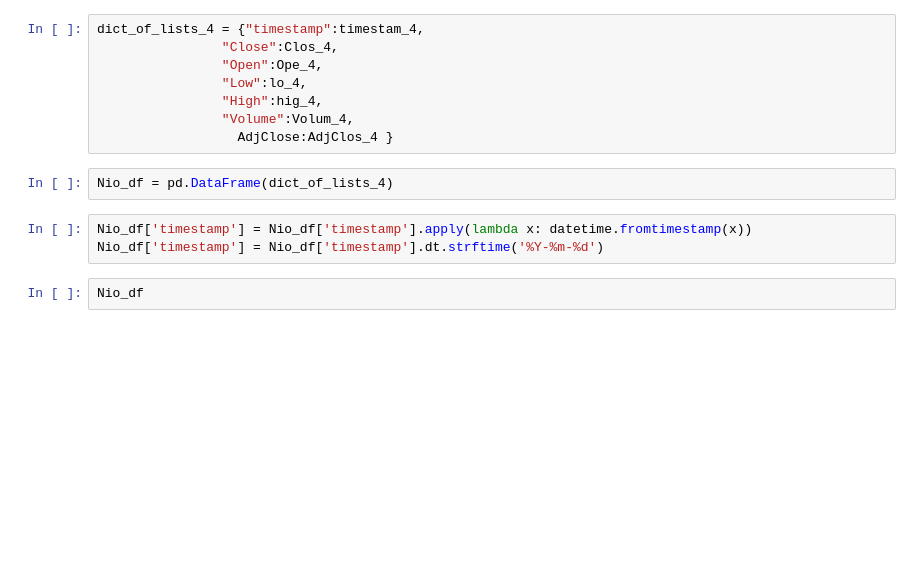
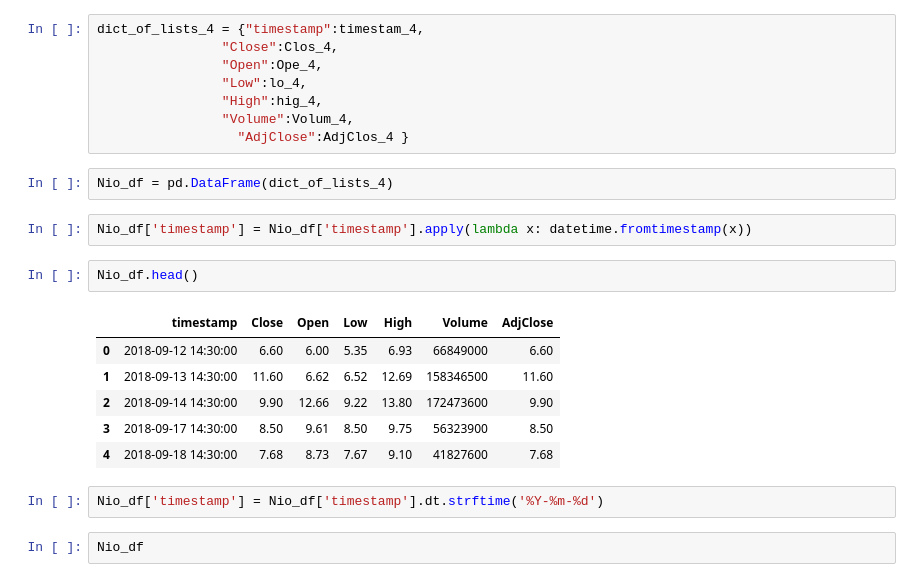
Before and after one commit to khal33d-hub/STOCK-MARKET-PRICES-PREDICTION, a Jupyter notebook: Nio Analysis/NIO_df.ipynb, the cells around one changed output. Saved outputs shown, nothing was run; the diff lists cells and outputs as text; blank space fills up the shorter version.

```diff
--- a/Nio Analysis/NIO_df.ipynb
+++ b/Nio Analysis/NIO_df.ipynb
@@ -57,12 +57,22 @@ dict_of_lists_4 = {"timestamp":timestam_4,
                 "Low":lo_4,
                 "High":hig_4,
                 "Volume":Volum_4,
-                  AdjClose:AdjClos_4 }
+                  "AdjClose":AdjClos_4 }
 # %%
 Nio_df = pd.DataFrame(dict_of_lists_4)
 # %%
 Nio_df['timestamp'] = Nio_df['timestamp'].apply(lambda x: datetime.fromtimestamp(x))
-Nio_df['timestamp'] = Nio_df['timestamp'].dt.strftime('%Y-%m-%d')
+# %%
+Nio_df.head()
+# %% [output]
+|  | timestamp | Close | Open | Low | High | Volume | AdjClose |
+| 0 | 2018-09-12 14:30:00 | 6.60 | 6.00 | 5.35 | 6.93 | 66849000 | 6.60 |
+| 1 | 2018-09-13 14:30:00 | 11.60 | 6.62 | 6.52 | 12.69 | 158346500 | 11.60 |
+| 2 | 2018-09-14 14:30:00 | 9.90 | 12.66 | 9.22 | 13.80 | 172473600 | 9.90 |
+| 3 | 2018-09-17 14:30:00 | 8.50 | 9.61 | 8.50 | 9.75 | 56323900 | 8.50 |
+| 4 | 2018-09-18 14:30:00 | 7.68 | 8.73 | 7.67 | 9.10 | 41827600 | 7.68 |
+# %%
+Nio_df['timestamp'] = Nio_df['timestamp'].dt.strftime('%Y-%m-%d')
 # %%
 Nio_df
 # %% [output]
```
